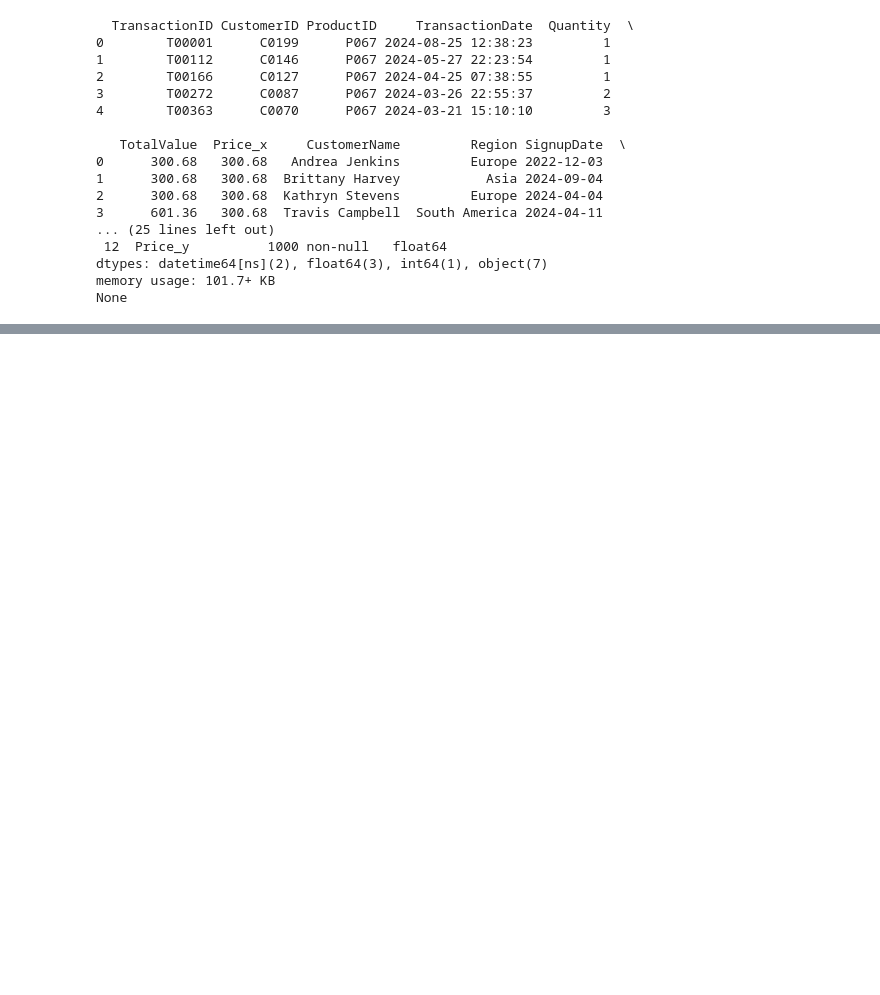
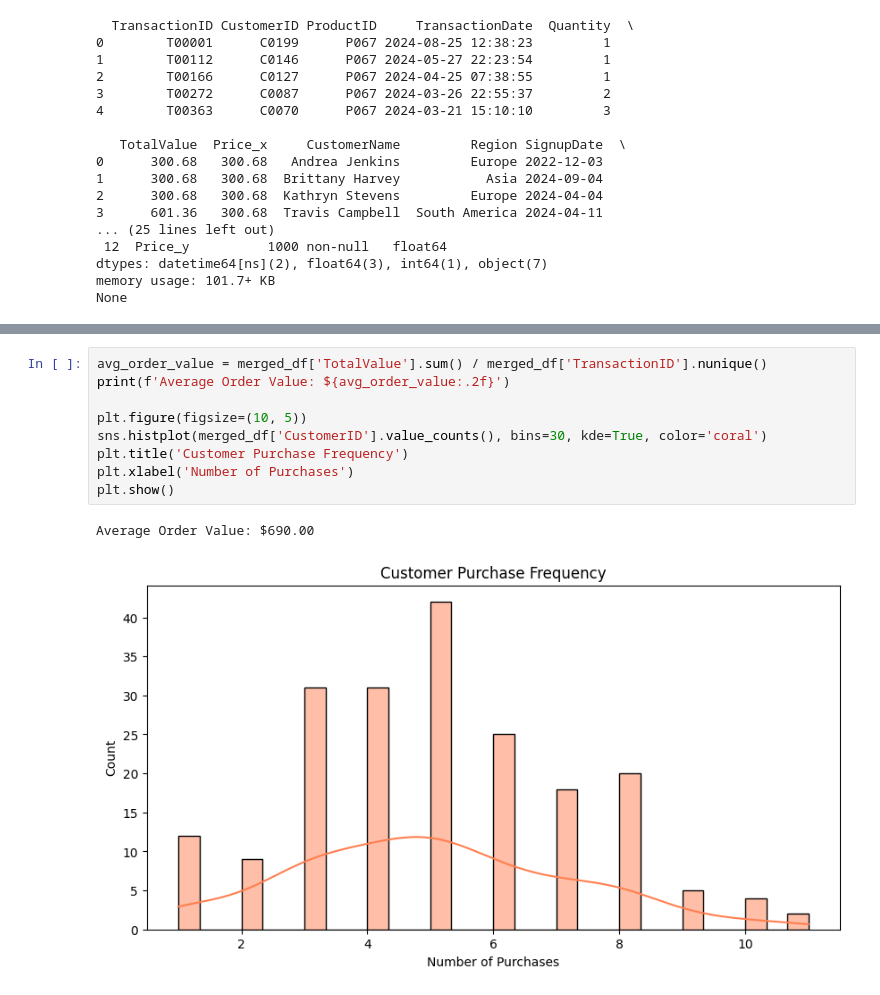
Before and after one commit to ragavkish/e-com_transaction, a Jupyter notebook: Ragavkishore_DM_EDA.ipynb, the cells around one changed output, grey strips where cells are left out. Drawn from its saved outputs; the diff is of its cells as text; blank space fills up the shorter version.

```diff
--- a/Ragavkishore_DM_EDA.ipynb
+++ b/Ragavkishore_DM_EDA.ipynb
@@ -168,0 +200,12 @@ None
+# %%
+avg_order_value = merged_df['TotalValue'].sum() / merged_df['TransactionID'].nunique()
+print(f'Average Order Value: ${avg_order_value:.2f}')
+
+plt.figure(figsize=(10, 5))
+sns.histplot(merged_df['CustomerID'].value_counts(), bins=30, kde=True, color='coral')
+plt.title('Customer Purchase Frequency')
+plt.xlabel('Number of Purchases')
+plt.show()
+# %% [output]
+Average Order Value: $690.00
+[figure, added]
```
Also changed, not shown: parts of 4 cells of this notebook.
